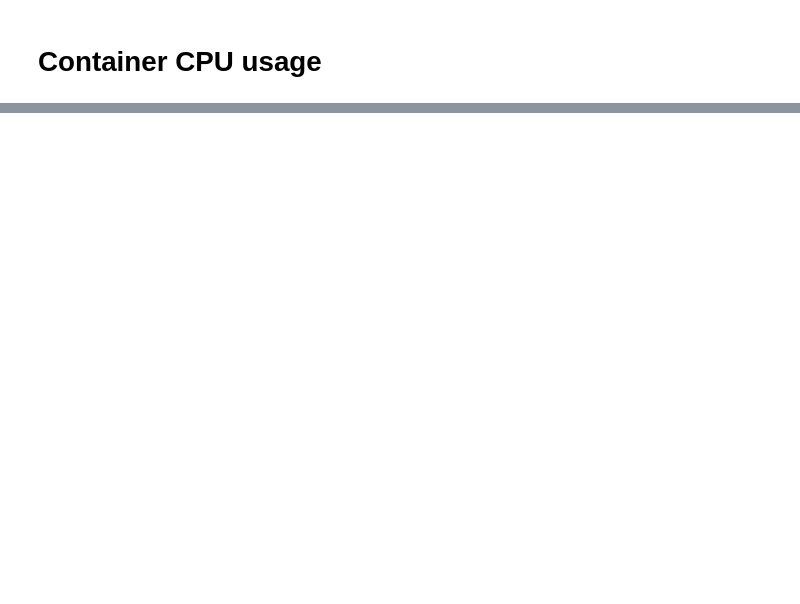
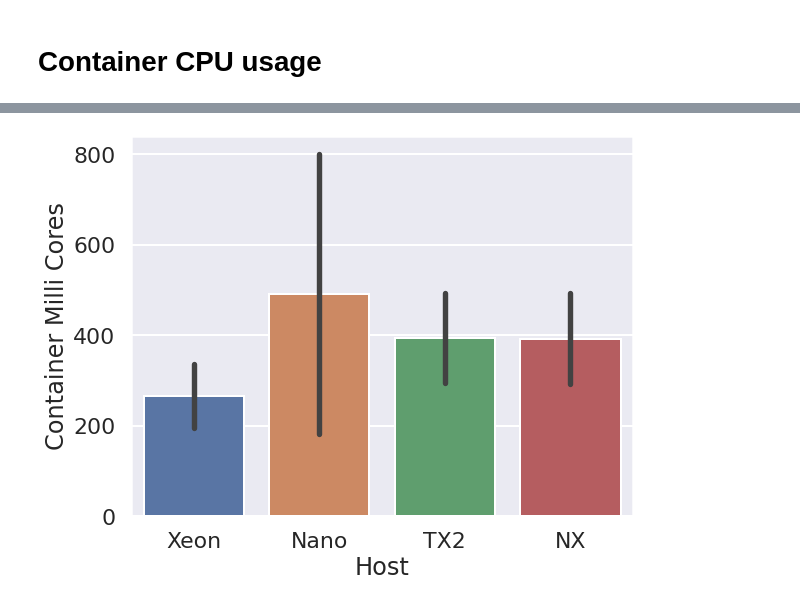
Before and after one commit to edgerun/galileo-experiments-tdis-2022, a Jupyter notebook: notebooks/Mobilenet Profiling Cross Device Analysis.ipynb, the cells around one changed output, grey strips where cells are left out. Saved outputs shown, nothing was run; the diff lists cells and outputs as text; code cells hidden in the pictures; blank space fills up the shorter version.

```diff
--- a/notebooks/Mobilenet Profiling Cross Device Analysis.ipynb
+++ b/notebooks/Mobilenet Profiling Cross Device Analysis.ipynb
@@ -233,0 +243,9 @@ plt.savefig('figures/mobilenet-container-cpu-usage-barplot.pdf')
+# %%
+plt.figure(figsize = (9,7))
+
+g = sns.barplot(x='Host', y='milli_cores', data=cpu_df, ci='sd')
+g.set_ylabel('Container Milli Cores')
+
+plt.savefig('figures/mobilenet-container-milli-cores-barplot.pdf')
+# %% [output]
+[figure, added]
```
Also changed, not shown: parts of 11 cells of this notebook, 2 other files.
